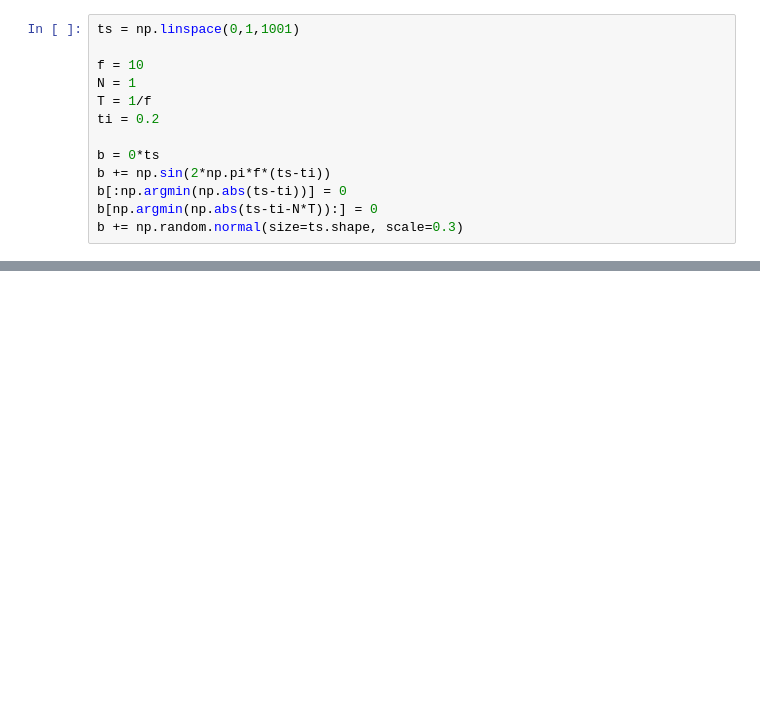
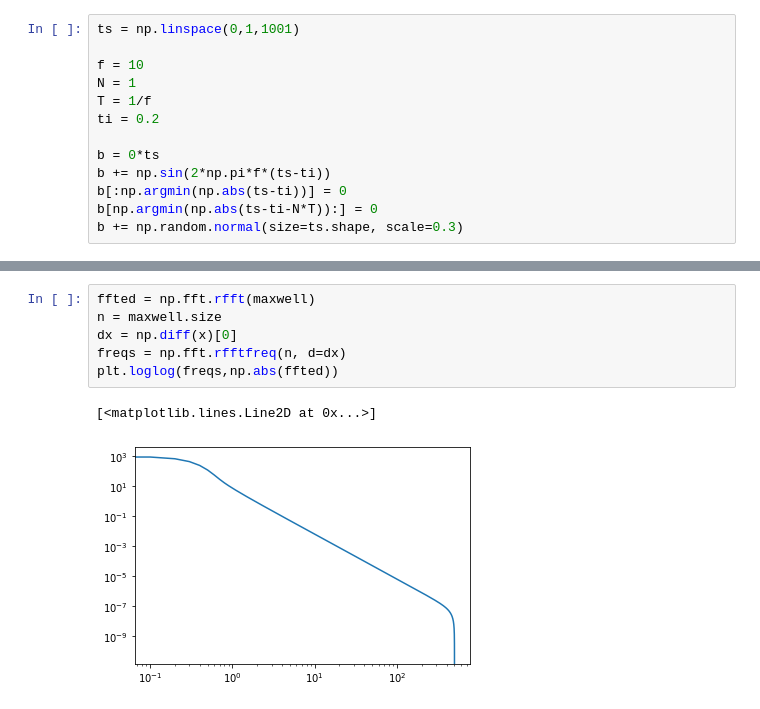
Before and after one commit to ttlaz123/axion_detector, a Jupyter notebook: scratch/tdyson/fft_fun.ipynb, the cells around one changed output, grey strips where cells are left out. Saved outputs shown, nothing was run; the diff lists cells and outputs as text; blank space fills up the shorter version.

```diff
--- a/scratch/tdyson/fft_fun.ipynb
+++ b/scratch/tdyson/fft_fun.ipynb
@@ -35,0 +50,9 @@ plt.plot(freqs,np.unwrap(np.angle(ffted)))
+# %%
+ffted = np.fft.rfft(maxwell)
+n = maxwell.size
+dx = np.diff(x)[0]
+freqs = np.fft.rfftfreq(n, d=dx)
+plt.loglog(freqs,np.abs(ffted))
+# %% [output]
+[<matplotlib.lines.Line2D at 0x...>]
+[figure, added]
```
Also changed, not shown: parts of 11 cells of this notebook, 7 other files.
